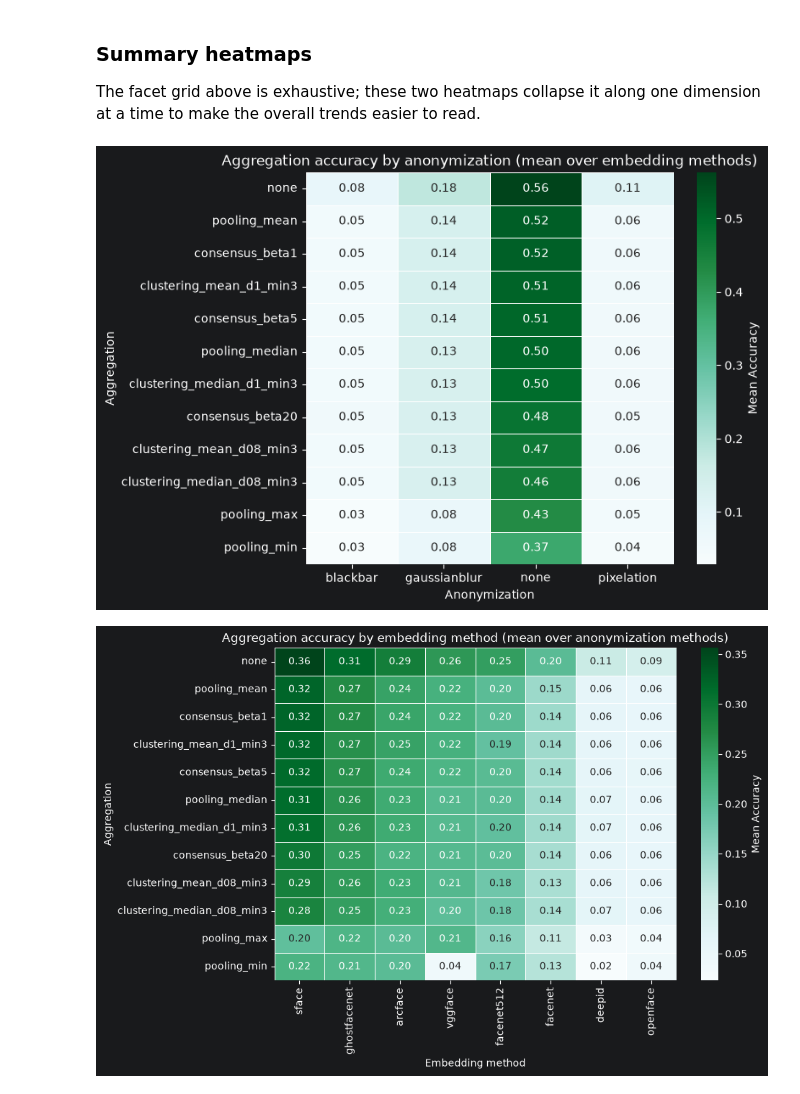
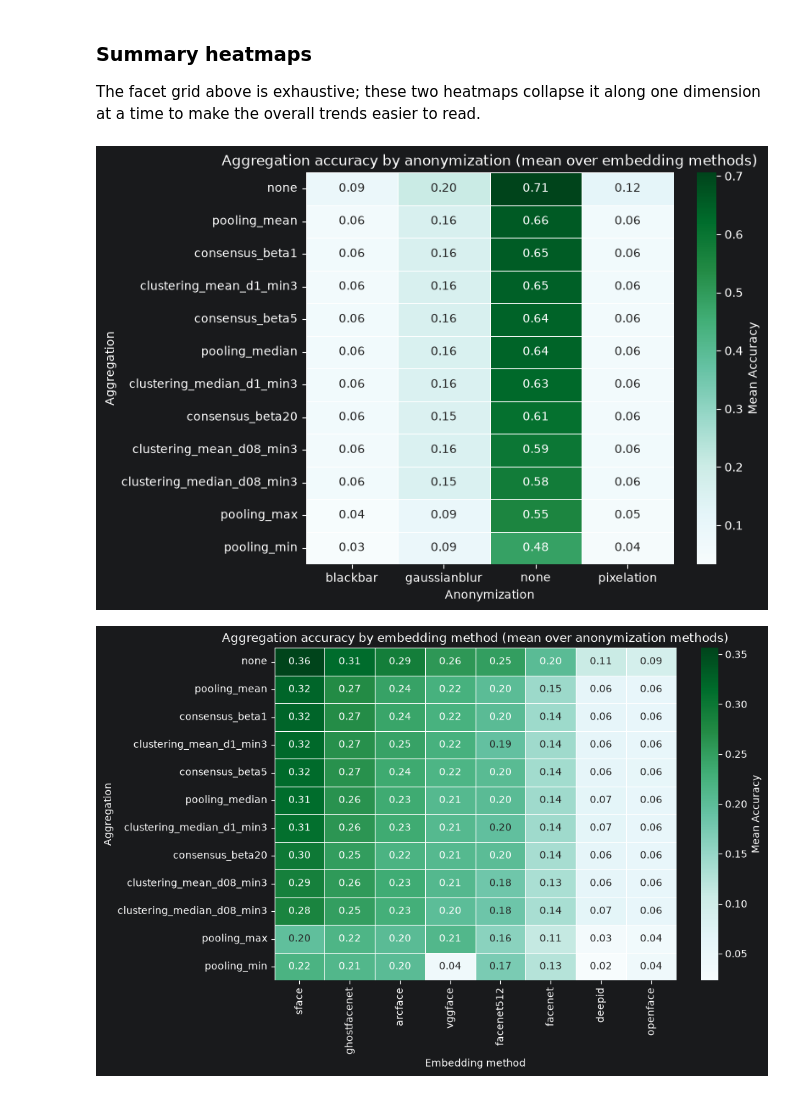
Before and after one commit to wagpa/meles, a Jupyter notebook: src/notebooks/03_visualization.ipynb, the cells around one changed output. Drawn from its saved outputs; the diff is of its cells as text; code cells hidden in the pictures.

```diff
--- a/src/notebooks/03_visualization.ipynb
+++ b/src/notebooks/03_visualization.ipynb
@@ -228,20 +230,22 @@ The facet grid above is exhaustive; these two heatmaps collapse it along one dim
 overall trends easier to read.
 # %%
 # Aggregation method vs. anonymization, averaged over all embedding models.
+biased_embeddings = ["deepid", "openface"]
+unbiased_scores = scores[~scores["embedding_method"].isin(biased_embeddings)]
 
-pivot_agg_anon = scores.pivot_table(
+pivot_agg_anon = unbiased_scores.pivot_table(
     index="aggregation_method", columns="anonymization_method", values="accuracy", aggfunc="mean"
 ).loc[agg_order]
 
 plt.figure(figsize=(7, 6))
 sns.heatmap(pivot_agg_anon, annot=True, fmt=".2f", cmap="BuGn", cbar_kws={"label": "Mean Accuracy"}, linewidths=0.5, linecolor="w")
 
 plt.title("Aggregation accuracy by anonymization (mean over embedding methods)")
 plt.xlabel("Anonymization")
 plt.ylabel("Aggregation")
 plt.show()
 # %% [output]
-[figure, old version]
+[figure, new version]
 # %%
 # Aggregation method vs. embedding model, averaged over all anonymization methods.
 
```
Also changed, not shown: parts of 4 cells of this notebook.
